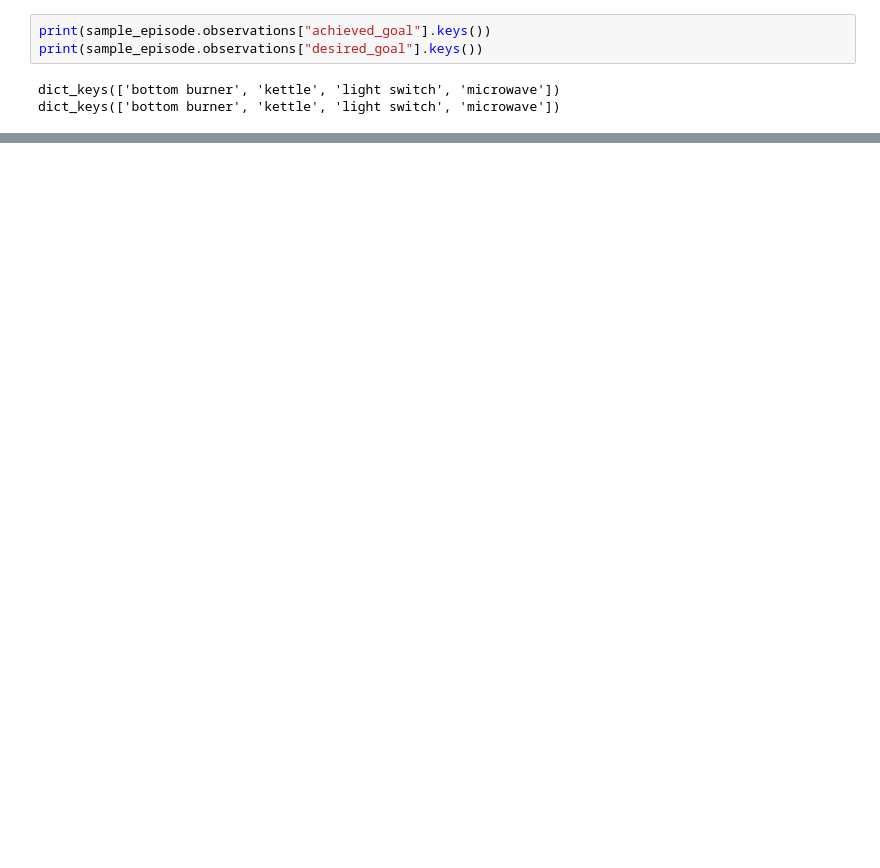
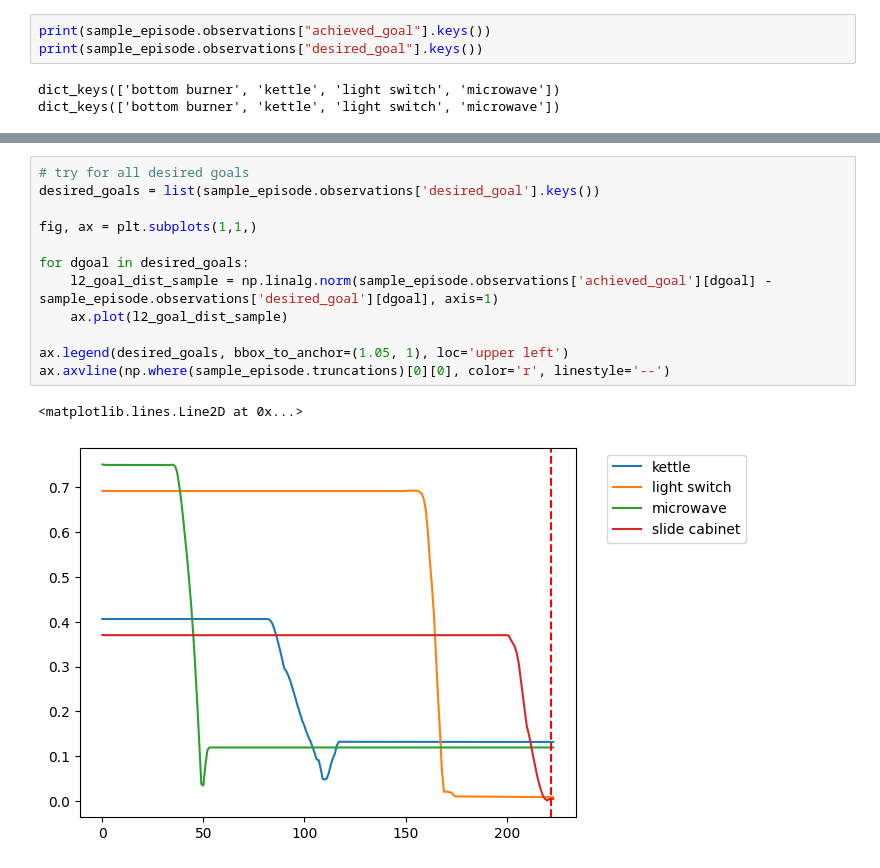
Before and after one commit to unhelkarlab/IDIL, a Jupyter notebook: notebooks/13_test_relay_learning.ipynb, the cells around one changed output, grey strips where cells are left out. Saved outputs shown, nothing was run; the diff lists cells and outputs as text; blank space fills up the shorter version.

```diff
--- a/notebooks/13_test_relay_learning.ipynb
+++ b/notebooks/13_test_relay_learning.ipynb
@@ -257,0 +343,15 @@ sample_episode.observations['observation'].shape
+# %%
+# try for all desired goals
+desired_goals = list(sample_episode.observations['desired_goal'].keys())
+
+fig, ax = plt.subplots(1,1,)
+
+for dgoal in desired_goals:
+    l2_goal_dist_sample = np.linalg.norm(sample_episode.observations['achieved_goal'][dgoal] - sample_episode.observations['desired_goal'][dgoal], axis=1)
+    ax.plot(l2_goal_dist_sample)
+
+ax.legend(desired_goals, bbox_to_anchor=(1.05, 1), loc='upper left')
+ax.axvline(np.where(sample_episode.truncations)[0][0], color='r', linestyle='--')
+# %% [output]
+<matplotlib.lines.Line2D at 0x...>
+[figure, added]
```
Also changed, not shown: parts of 20 cells of this notebook, 3 other files.
